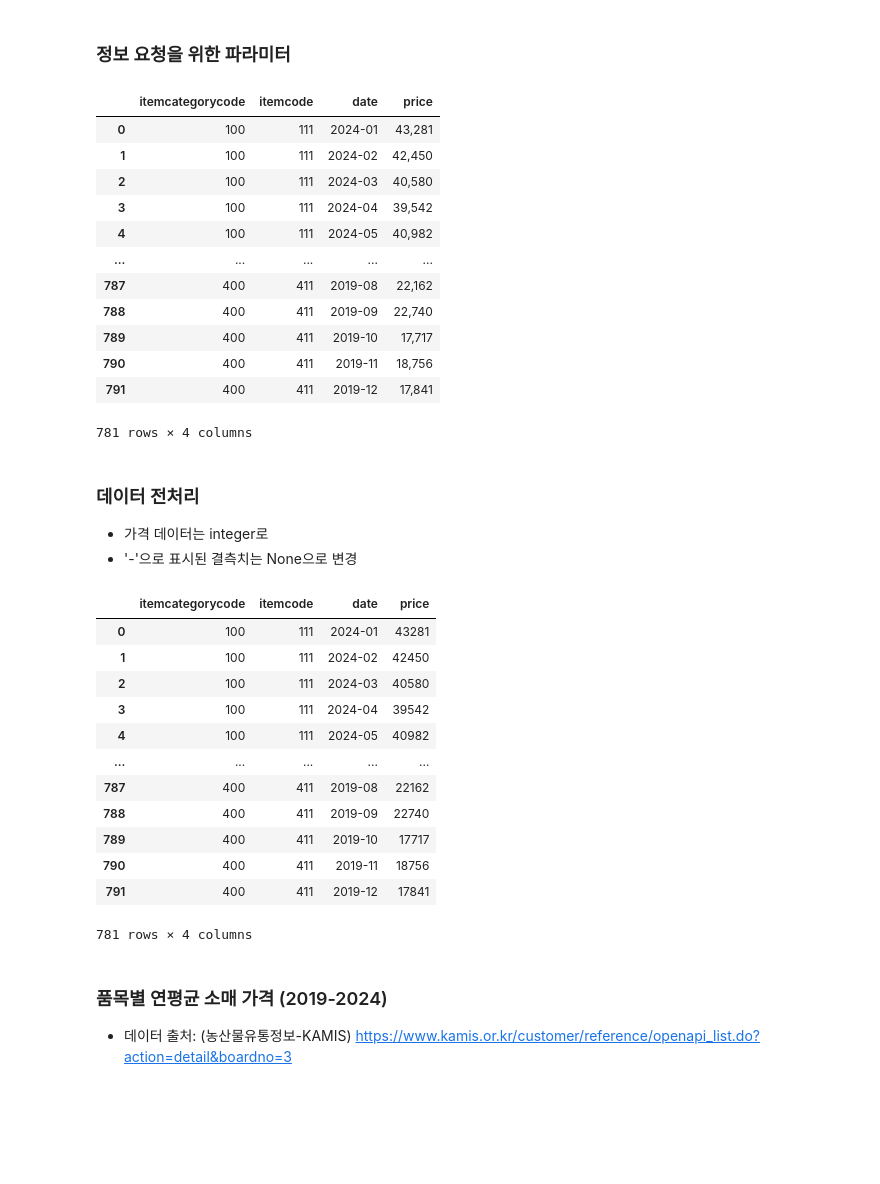
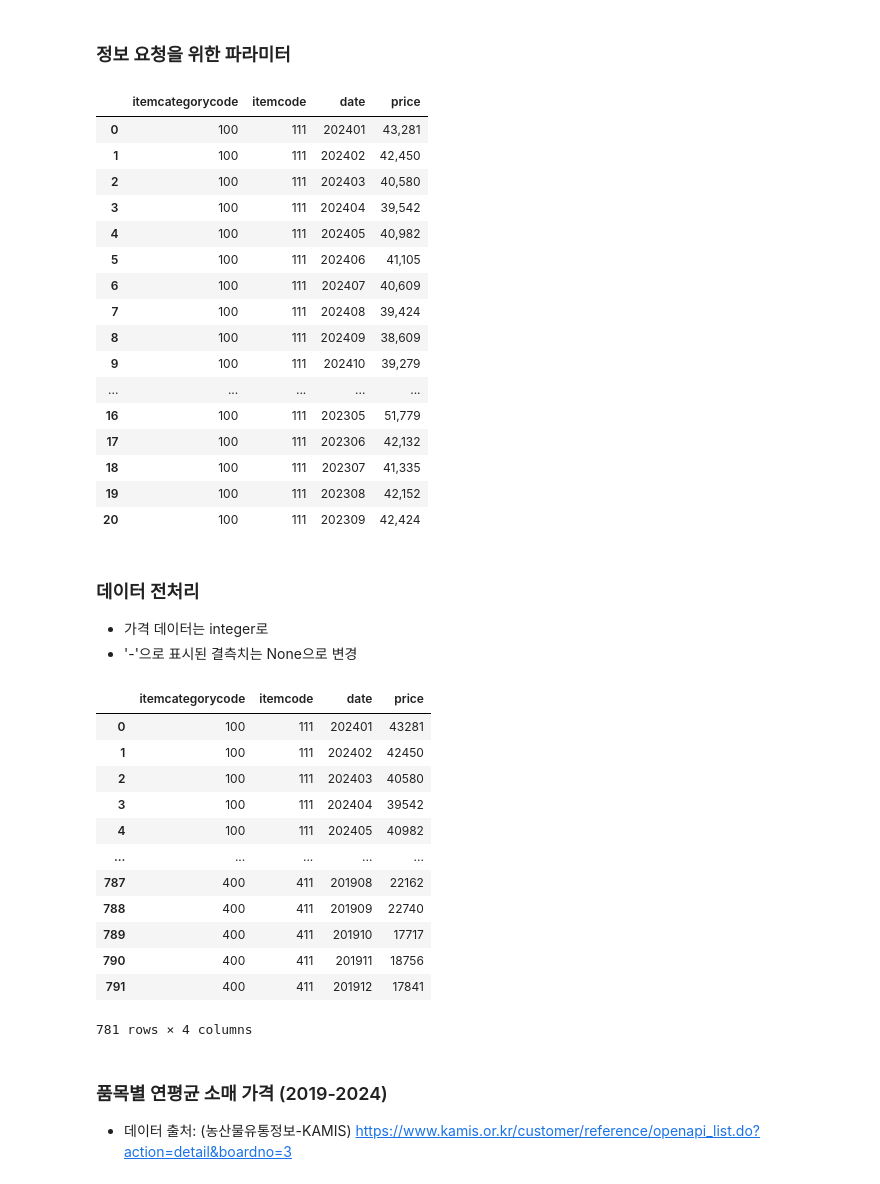
Before and after one commit to 4ward-Team4/consumer-trend, a Jupyter notebook: food_extract/food_etl.ipynb, the cells around one changed output. Drawn from its saved outputs; the diff is of its cells as text; code cells hidden in the pictures; blank space fills up the shorter version.

Commit message:
fix: 2nd revise monthly_item_prices

```diff
--- a/food_extract/food_etl.ipynb
+++ b/food_extract/food_etl.ipynb
@@ -189,8 +189,8 @@ def fetch_monthly_data(base_url, params, item_params):
                     for month in range(1, 13):
                         month_key = f'm{month}'
                         price = entry[month_key] # 가격 데이터
-                        # 'yyyy-mm' 형식으로 날짜 생성
-                        date = f"{year}-{month:02d}"  # 두 자리로 포맷
+                        # 'YYYYMM' 형식으로 날짜 생성
+                        date = f"{year}{month:02d}"  # 두 자리로 포맷
                         record = {
                             'itemcategorycode': item_category_code,
                             'itemcode': item_code,
@@ -208,27 +208,31 @@ def fetch_monthly_data(base_url, params, item_params):
 
     df = pd.DataFrame(all_data)
     # 아직 없는 2024-12 레코드 제거
-    df = df[~((df['date'] == '2024-12') & (df['price'] == '-'))]
+    df = df[~((df['date'] == '202412') & (df['price'] == '-'))]
 
     return df
 # %%
 # 데이터 수집
 df_monthly_item_prices = fetch_monthly_data(base_url=base_url, params=params, item_params=item_params)
-df_monthly_item_prices
+df_monthly_item_prices.head(20)
 # %% [output]
 |  | itemcategorycode | itemcode | date | price |
-| 0 | 100 | 111 | 2024-01 | 43,281 |
-| 1 | 100 | 111 | 2024-02 | 42,450 |
-| 2 | 100 | 111 | 2024-03 | 40,580 |
-| 3 | 100 | 111 | 2024-04 | 39,542 |
-| 4 | 100 | 111 | 2024-05 | 40,982 |
+| 0 | 100 | 111 | 202401 | 43,281 |
+| 1 | 100 | 111 | 202402 | 42,450 |
+| 2 | 100 | 111 | 202403 | 40,580 |
+| 3 | 100 | 111 | 202404 | 39,542 |
+| 4 | 100 | 111 | 202405 | 40,982 |
+| 5 | 100 | 111 | 202406 | 41,105 |
+| 6 | 100 | 111 | 202407 | 40,609 |
+| 7 | 100 | 111 | 202408 | 39,424 |
+| 8 | 100 | 111 | 202409 | 38,609 |
+| 9 | 100 | 111 | 202410 | 39,279 |
 | ... | ... | ... | ... | ... |
-| 787 | 400 | 411 | 2019-08 | 22,162 |
-| 788 | 400 | 411 | 2019-09 | 22,740 |
-| 789 | 400 | 411 | 2019-10 | 17,717 |
-| 790 | 400 | 411 | 2019-11 | 18,756 |
-| 791 | 400 | 411 | 2019-12 | 17,841 |
+| 16 | 100 | 111 | 202305 | 51,779 |
+| 17 | 100 | 111 | 202306 | 42,132 |
+| 18 | 100 | 111 | 202307 | 41,335 |
+| 19 | 100 | 111 | 202308 | 42,152 |
+| 20 | 100 | 111 | 202309 | 42,424 |
-781 rows × 4 columns
 # %% [markdown]
 ### 데이터 전처리
 * 가격 데이터는 integer로
@@ -246,17 +250,17 @@ df_monthly_item_prices = preprocessing_monthly(df_monthly_item_prices)
 df_monthly_item_prices
 # %% [output]
 |  | itemcategorycode | itemcode | date | price |
-| 0 | 100 | 111 | 2024-01 | 43281 |
-| 1 | 100 | 111 | 2024-02 | 42450 |
-| 2 | 100 | 111 | 2024-03 | 40580 |
-| 3 | 100 | 111 | 2024-04 | 39542 |
-| 4 | 100 | 111 | 2024-05 | 40982 |
+| 0 | 100 | 111 | 202401 | 43281 |
+| 1 | 100 | 111 | 202402 | 42450 |
+| 2 | 100 | 111 | 202403 | 40580 |
+| 3 | 100 | 111 | 202404 | 39542 |
+| 4 | 100 | 111 | 202405 | 40982 |
 | ... | ... | ... | ... | ... |
-| 787 | 400 | 411 | 2019-08 | 22162 |
-| 788 | 400 | 411 | 2019-09 | 22740 |
-| 789 | 400 | 411 | 2019-10 | 17717 |
-| 790 | 400 | 411 | 2019-11 | 18756 |
-| 791 | 400 | 411 | 2019-12 | 17841 |
+| 787 | 400 | 411 | 201908 | 22162 |
+| 788 | 400 | 411 | 201909 | 22740 |
+| 789 | 400 | 411 | 201910 | 17717 |
+| 790 | 400 | 411 | 201911 | 18756 |
+| 791 | 400 | 411 | 201912 | 17841 |
 781 rows × 4 columns
 # %% [markdown]
 ### 품목별 연평균 소매 가격 (2019-2024)
```
Also changed, not shown: parts of 2 cells of this notebook.
